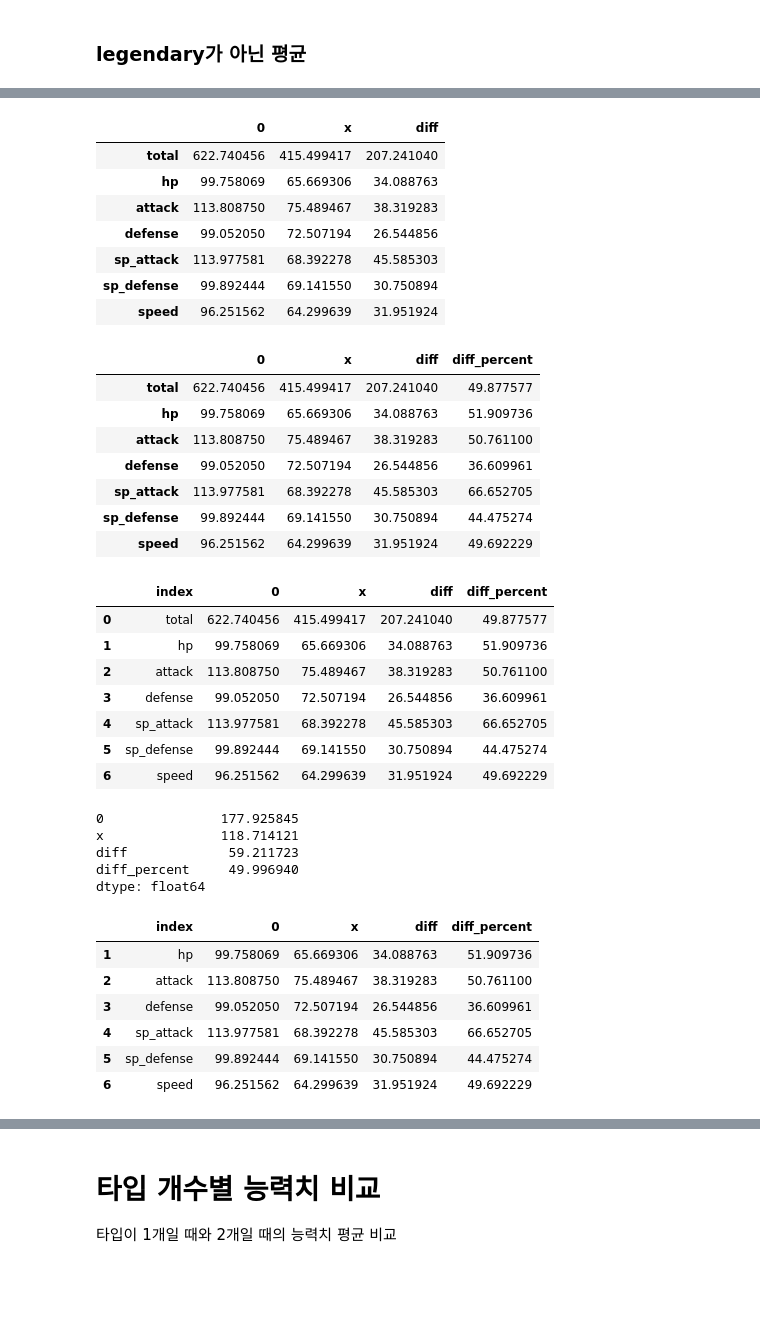
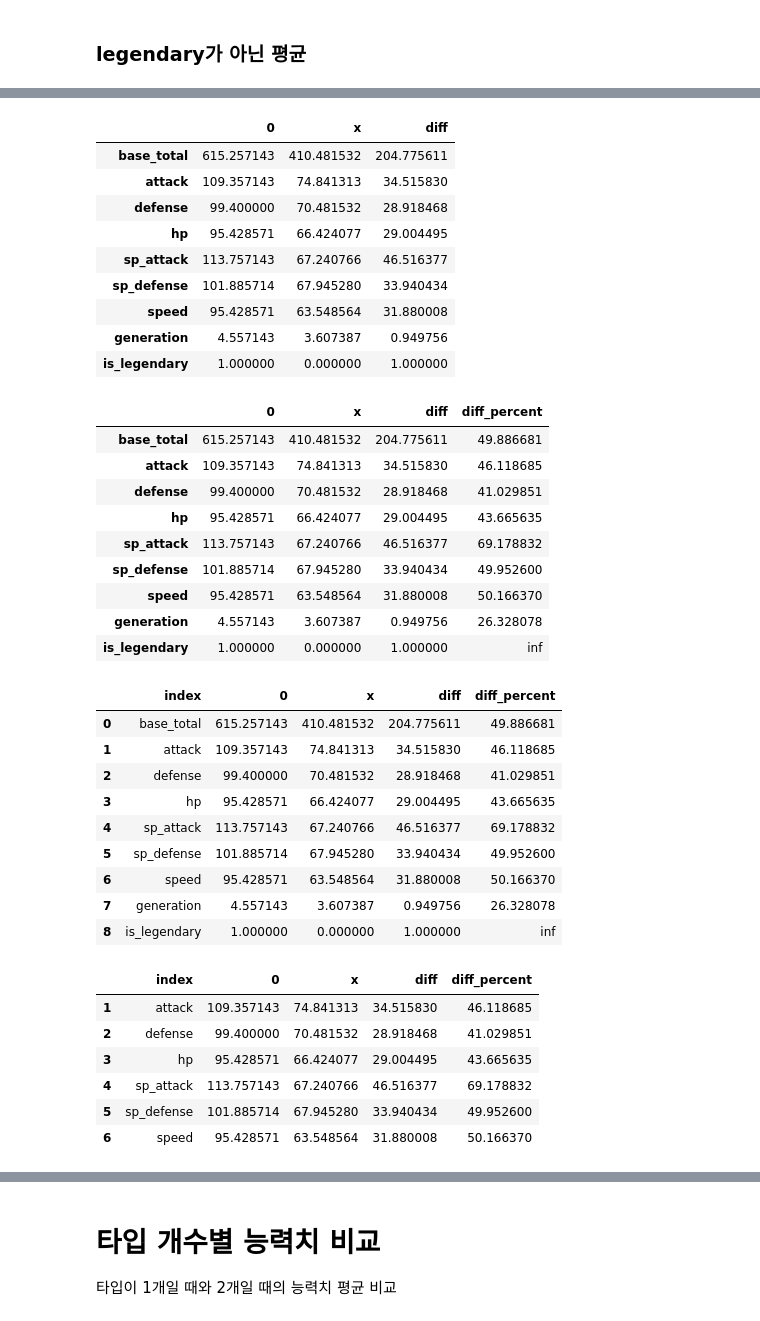
Before and after one commit to HAMJiyoung/Pokemon-EDA, a Jupyter notebook: pokemon.ipynb, the cells around one changed output, grey strips where cells are left out. Cells and saved outputs as stored; diff of their text form; code cells hidden in the pictures; blank space fills up the shorter version.

```diff
--- a/pokemon.ipynb
+++ b/pokemon.ipynb
@@ -812,5 +770,5 @@ pokemon_stat_avg_legendary
 # %%
-stat_avg_by_legendary = pd.DataFrame(pokemon_stat_avg_legendary.mean())
+stat_avg_by_legendary = pd.DataFrame(pokemon_stat_legendary.mean())
 stat_avg_by_legendary
 # %% [output]
 |  | 0 |
@@ -849,5 +786,5 @@ pokemon_stat_avg_non_legendary
 # %%
-stat_avg_by_legendary = stat_avg_by_legendary.assign(x = pokemon_stat_avg_non_legendary.mean())
+stat_avg_by_legendary = stat_avg_by_legendary.assign(x = pokemon_stat_non_legendary.mean())
 stat_avg_by_legendary
 # %% [output]
 |  | 0 | x |
@@ -863,53 +802,51 @@ stat_avg_by_legendary['diff'] = stat_avg_by_legendary[0] - stat_avg_by_legendary
 stat_avg_by_legendary
 # %% [output]
 |  | 0 | x | diff |
-| total | 622.740456 | 415.499417 | 207.241040 |
-| hp | 99.758069 | 65.669306 | 34.088763 |
-| attack | 113.808750 | 75.489467 | 38.319283 |
-| defense | 99.052050 | 72.507194 | 26.544856 |
-| sp_attack | 113.977581 | 68.392278 | 45.585303 |
-| sp_defense | 99.892444 | 69.141550 | 30.750894 |
-| speed | 96.251562 | 64.299639 | 31.951924 |
+| base_total | 615.257143 | 410.481532 | 204.775611 |
+| attack | 109.357143 | 74.841313 | 34.515830 |
+| defense | 99.400000 | 70.481532 | 28.918468 |
+| hp | 95.428571 | 66.424077 | 29.004495 |
+| sp_attack | 113.757143 | 67.240766 | 46.516377 |
+| sp_defense | 101.885714 | 67.945280 | 33.940434 |
+| speed | 95.428571 | 63.548564 | 31.880008 |
+| generation | 4.557143 | 3.607387 | 0.949756 |
+| is_legendary | 1.000000 | 0.000000 | 1.000000 |
 # %%
 stat_avg_by_legendary['diff_percent'] = ((stat_avg_by_legendary[0] - stat_avg_by_legendary['x']) / stat_avg_by_legendary['x']) * 100
 stat_avg_by_legendary
 # %% [output]
 |  | 0 | x | diff | diff_percent |
-| total | 622.740456 | 415.499417 | 207.241040 | 49.877577 |
-| hp | 99.758069 | 65.669306 | 34.088763 | 51.909736 |
-| attack | 113.808750 | 75.489467 | 38.319283 | 50.761100 |
-| defense | 99.052050 | 72.507194 | 26.544856 | 36.609961 |
-| sp_attack | 113.977581 | 68.392278 | 45.585303 | 66.652705 |
-| sp_defense | 99.892444 | 69.141550 | 30.750894 | 44.475274 |
-| speed | 96.251562 | 64.299639 | 31.951924 | 49.692229 |
+| base_total | 615.257143 | 410.481532 | 204.775611 | 49.886681 |
+| attack | 109.357143 | 74.841313 | 34.515830 | 46.118685 |
+| defense | 99.400000 | 70.481532 | 28.918468 | 41.029851 |
+| hp | 95.428571 | 66.424077 | 29.004495 | 43.665635 |
+| sp_attack | 113.757143 | 67.240766 | 46.516377 | 69.178832 |
+| sp_defense | 101.885714 | 67.945280 | 33.940434 | 49.952600 |
+| speed | 95.428571 | 63.548564 | 31.880008 | 50.166370 |
+| generation | 4.557143 | 3.607387 | 0.949756 | 26.328078 |
+| is_legendary | 1.000000 | 0.000000 | 1.000000 | inf |
 # %%
 stat_avg_by_legendary = stat_avg_by_legendary.reset_index()
 stat_avg_by_legendary
 # %% [output]
 |  | index | 0 | x | diff | diff_percent |
-| 0 | total | 622.740456 | 415.499417 | 207.241040 | 49.877577 |
-| 1 | hp | 99.758069 | 65.669306 | 34.088763 | 51.909736 |
-| 2 | attack | 113.808750 | 75.489467 | 38.319283 | 50.761100 |
-| 3 | defense | 99.052050 | 72.507194 | 26.544856 | 36.609961 |
-| 4 | sp_attack | 113.977581 | 68.392278 | 45.585303 | 66.652705 |
-| 5 | sp_defense | 99.892444 | 69.141550 | 30.750894 | 44.475274 |
-| 6 | speed | 96.251562 | 64.299639 | 31.951924 | 49.692229 |
+| 0 | base_total | 615.257143 | 410.481532 | 204.775611 | 49.886681 |
+| 1 | attack | 109.357143 | 74.841313 | 34.515830 | 46.118685 |
+| 2 | defense | 99.400000 | 70.481532 | 28.918468 | 41.029851 |
+| 3 | hp | 95.428571 | 66.424077 | 29.004495 | 43.665635 |
+| 4 | sp_attack | 113.757143 | 67.240766 | 46.516377 | 69.178832 |
+| 5 | sp_defense | 101.885714 | 67.945280 | 33.940434 | 49.952600 |
+| 6 | speed | 95.428571 | 63.548564 | 31.880008 | 50.166370 |
+| 7 | generation | 4.557143 | 3.607387 | 0.949756 | 26.328078 |
+| 8 | is_legendary | 1.000000 | 0.000000 | 1.000000 | inf |
-# %%
-stat_avg_by_legendary.mean()
-# %% [output]
-0               177.925845
-x               118.714121
-diff             59.211723
-diff_percent     49.996940
-dtype: float64
 # %%
-stat_avg_by_legendary_no_total = stat_avg_by_legendary.drop([0])
+stat_avg_by_legendary_no_total = stat_avg_by_legendary.drop([0,7,8])
 stat_avg_by_legendary_no_total
 # %% [output]
 |  | index | 0 | x | diff | diff_percent |
-| 1 | hp | 99.758069 | 65.669306 | 34.088763 | 51.909736 |
-| 2 | attack | 113.808750 | 75.489467 | 38.319283 | 50.761100 |
-| 3 | defense | 99.052050 | 72.507194 | 26.544856 | 36.609961 |
-| 4 | sp_attack | 113.977581 | 68.392278 | 45.585303 | 66.652705 |
-| 5 | sp_defense | 99.892444 | 69.141550 | 30.750894 | 44.475274 |
-| 6 | speed | 96.251562 | 64.299639 | 31.951924 | 49.692229 |
+| 1 | attack | 109.357143 | 74.841313 | 34.515830 | 46.118685 |
+| 2 | defense | 99.400000 | 70.481532 | 28.918468 | 41.029851 |
+| 3 | hp | 95.428571 | 66.424077 | 29.004495 | 43.665635 |
+| 4 | sp_attack | 113.757143 | 67.240766 | 46.516377 | 69.178832 |
+| 5 | sp_defense | 101.885714 | 67.945280 | 33.940434 | 49.952600 |
+| 6 | speed | 95.428571 | 63.548564 | 31.880008 | 50.166370 |
```
Also changed, not shown: parts of 10 cells of this notebook.
